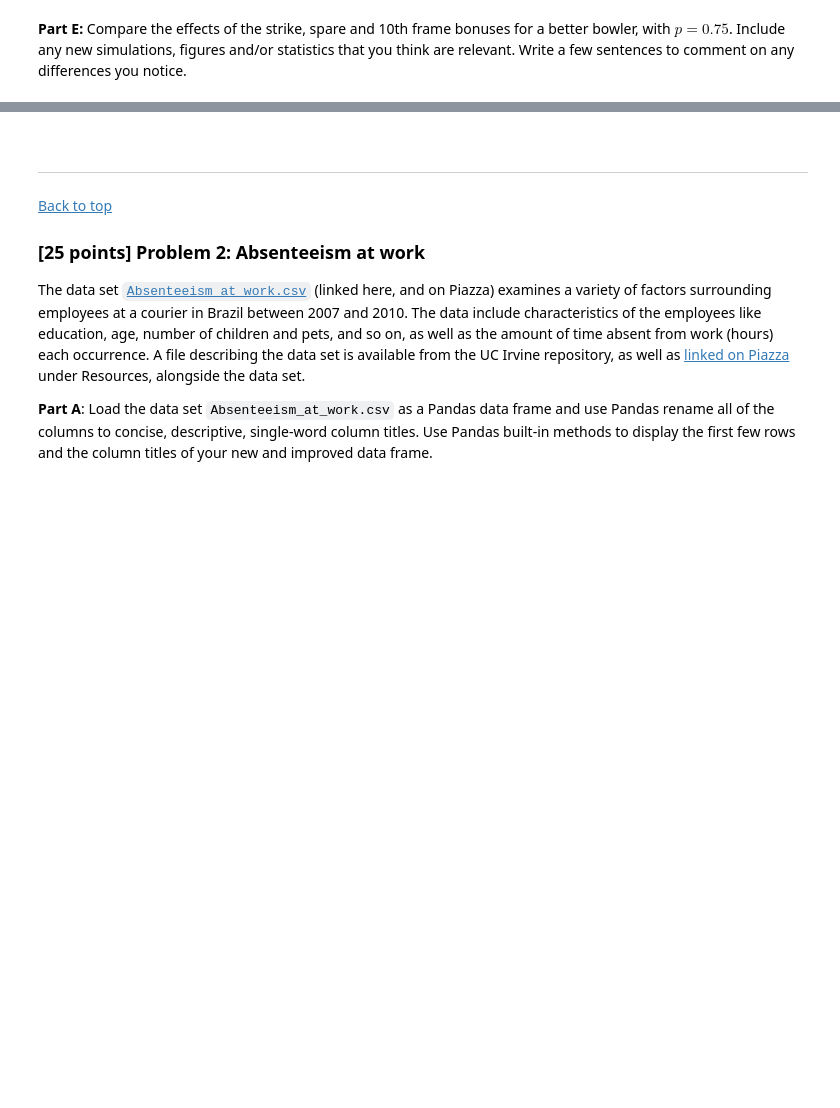
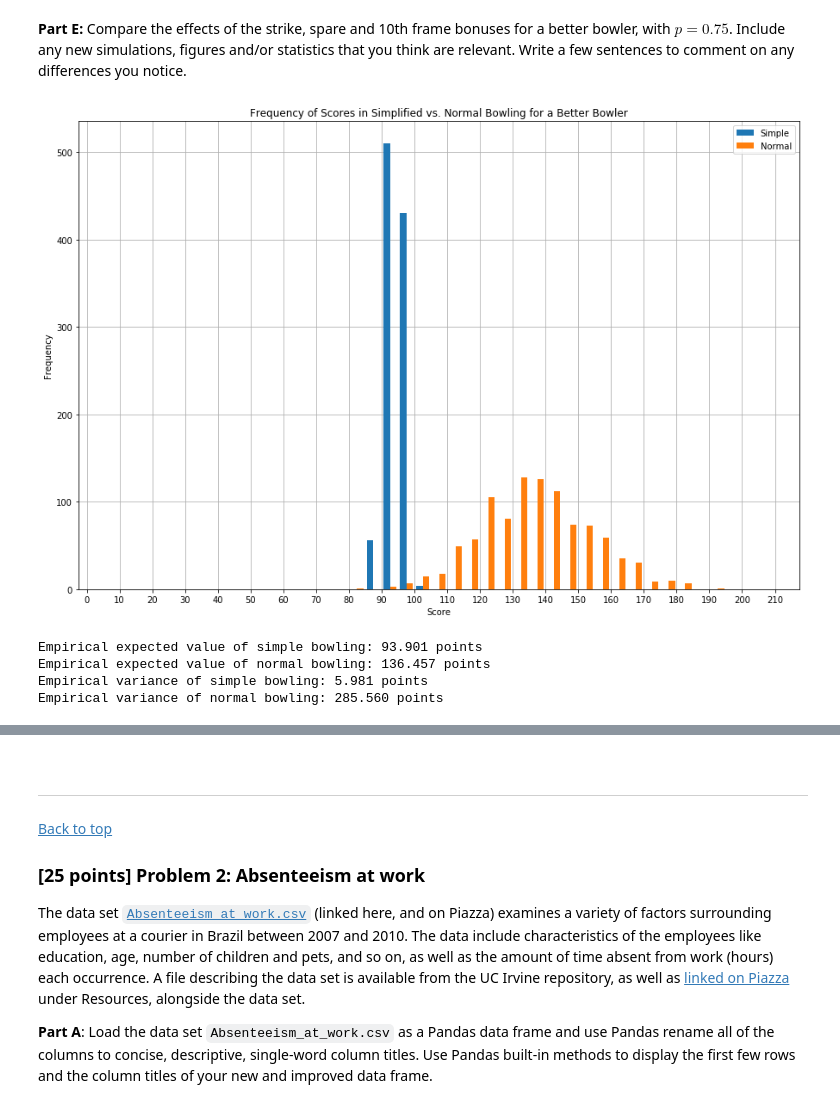
Before and after one commit to tannerbobak/csci3022, a Jupyter notebook: practicum_Bobak_Tanner.ipynb, the cells around one changed output, grey strips where cells are left out. Cells and saved outputs as stored; diff of their text form; code cells hidden in the pictures; blank space fills up the shorter version.

```diff
--- a/practicum_Bobak_Tanner.ipynb
+++ b/practicum_Bobak_Tanner.ipynb
@@ -104,2 +369,26 @@ def bowling_game( [parameters? other input?] ):
 # %% [markdown]
 **Part E:** Compare the effects of the strike, spare and 10th frame bonuses for a better bowler, with $p=0.75$. Include any new simulations, figures and/or statistics that you think are relevant. Write a few sentences to comment on any differences you notice.
+# %%
+# Simulate 1,000 games for both the simple bowling and normal bowling.
+n_sims = 1000
+p = 0.75
+better_sim_games = [bowling_game_simple(p) for _ in range(0,n_sims)]
+better_sim_games_normal = [bowling_game(p) for _ in range(0,n_sims)]
+tanner_flavored_histogram([better_sim_games,better_sim_games_normal], 0, 220, 5, density=False, fwidth=0.8, \
+                          xlabel='Score', ylabel='Frequency', legend_labels=("Simple","Normal"), \
+                          title='Frequency of Scores in Simplified vs. Normal Bowling for a Better Bowler', \
+                          tick_skip=2, dtype='int')
+# %% [output]
+[figure, added]
+# %%
+# Find some stats
+print("Empirical expected value of simple bowling: {:0.3f} points".format(np.mean(better_sim_games)))
+print("Empirical expected value of normal bowling: {:0.3f} points".format(np.mean(better_sim_games_normal)))
+
+print("Empirical variance of simple bowling: {:0.3f} points".format(np.var(better_sim_games, ddof=1)))
+print("Empirical variance of normal bowling: {:0.3f} points".format(np.var(better_sim_games_normal, ddof=1)))
+# %% [output]
+Empirical expected value of simple bowling: 93.901 points
+Empirical expected value of normal bowling: 136.457 points
+Empirical variance of simple bowling: 5.981 points
+Empirical variance of normal bowling: 285.560 points
```
Also changed, not shown: parts of 20 cells of this notebook, 3 other files.
